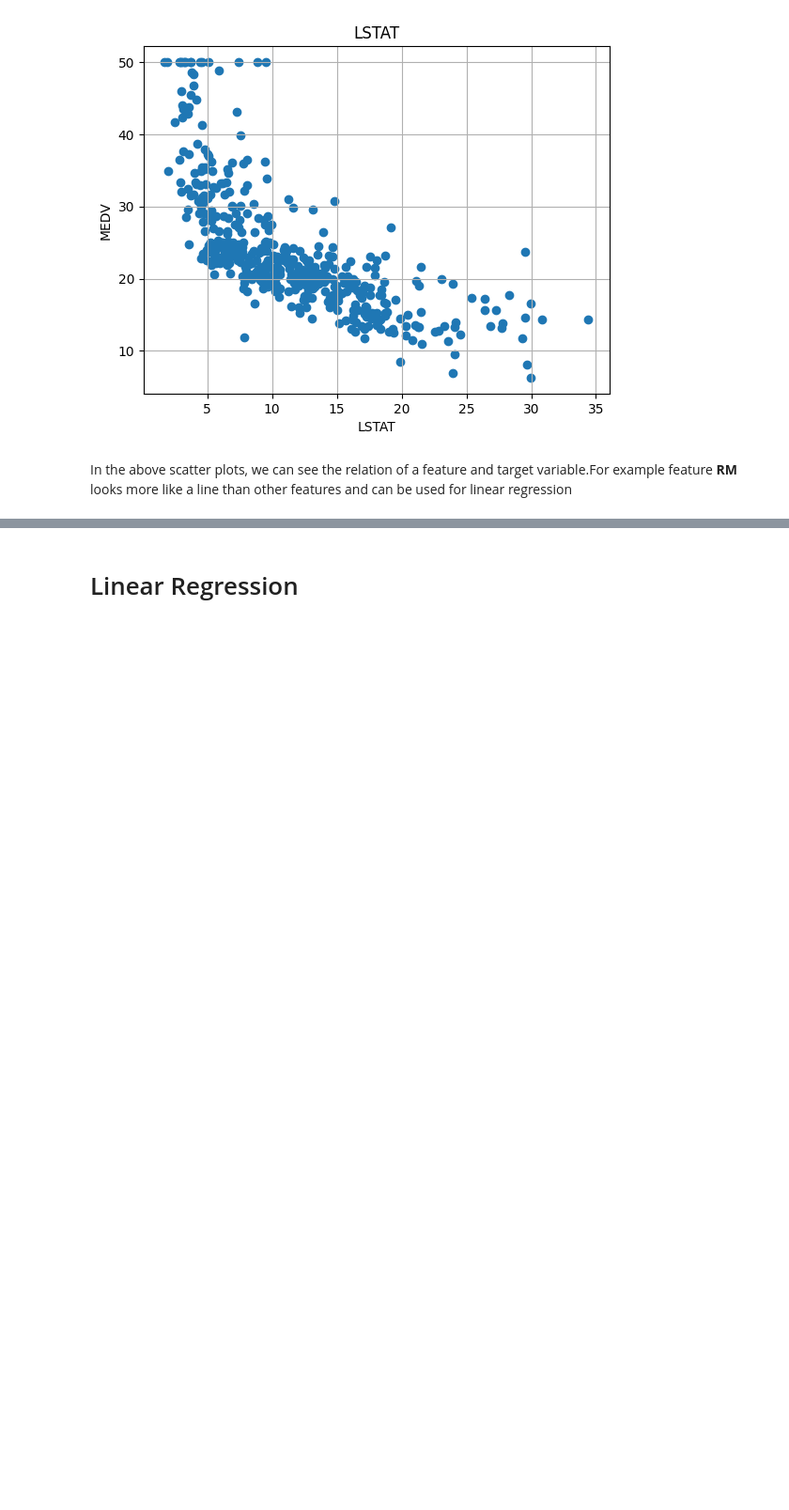
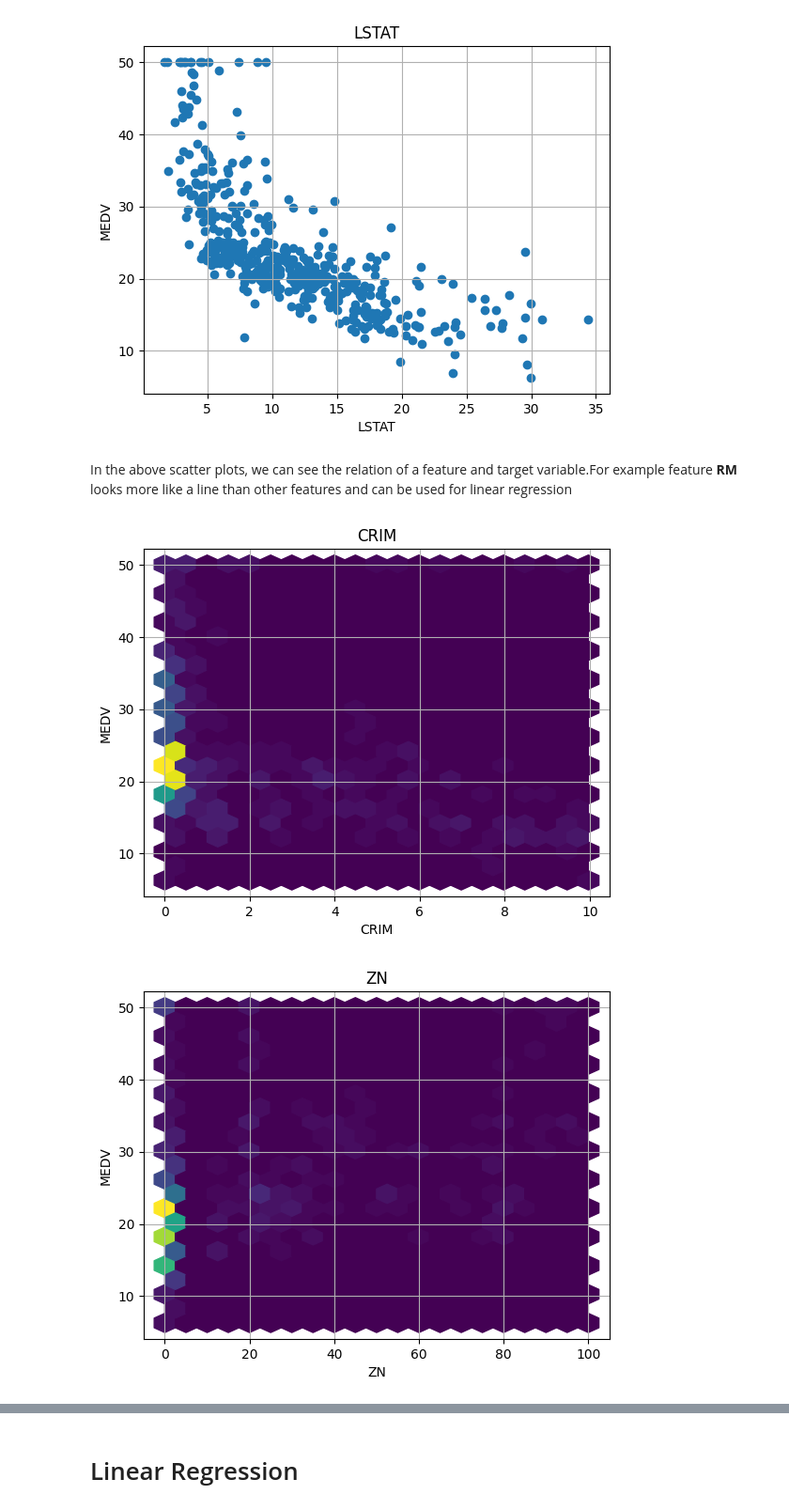
Before and after one commit to javadkavian/AI_Assignments, a Jupyter notebook: A4/CA04_Spring403.ipynb, the cells around one changed output, grey strips where cells are left out. Shown at 94% size. Cells and saved outputs as stored; diff of their text form; code cells hidden in the pictures; blank space fills up the shorter version.

Commit message:
add histogram

```diff
--- a/A4/CA04_Spring403.ipynb
+++ b/A4/CA04_Spring403.ipynb
@@ -117,3 +117,14 @@ for feature in df.columns[0:-1]:
 [figure]
 # %% [markdown]
 In the above scatter plots, we can see the relation of a feature and target variable.For example feature **RM** looks more like a line than other features and can be used for linear regression
+# %%
+for feature in df.columns[0:-1]:
+    plt.figure()
+    plt.hexbin(df[feature], df.iloc[:, -1], gridsize=20)
+    plt.title(feature)
+    plt.grid()
+    plt.xlabel(feature)
+    plt.ylabel("MEDV")
+# %% [output]
+[figure, added]
+[figure, added]
```
Also changed, not shown: parts of 4 cells of this notebook.
